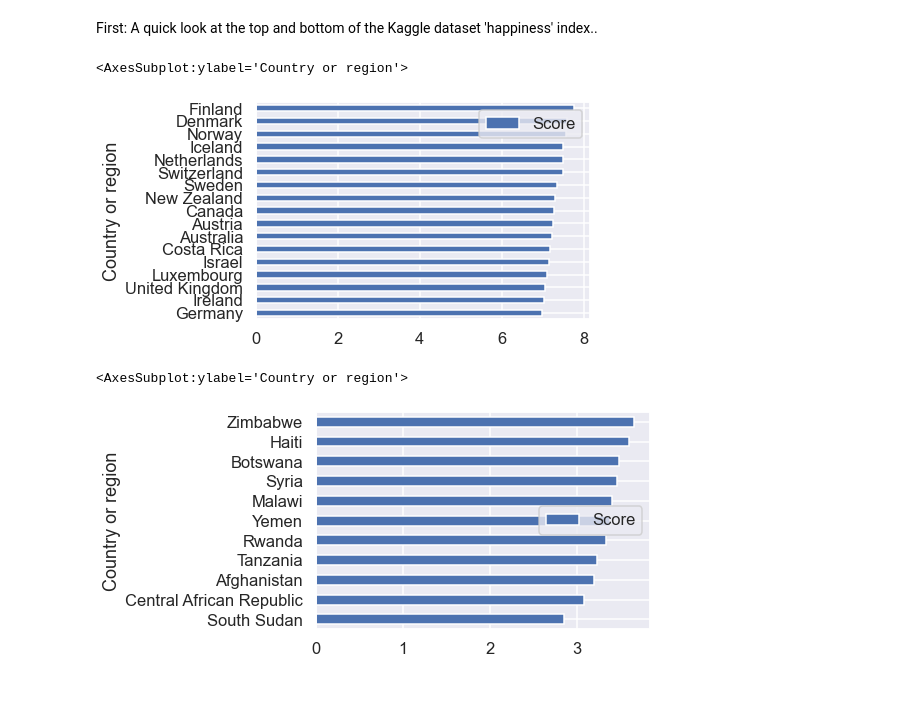
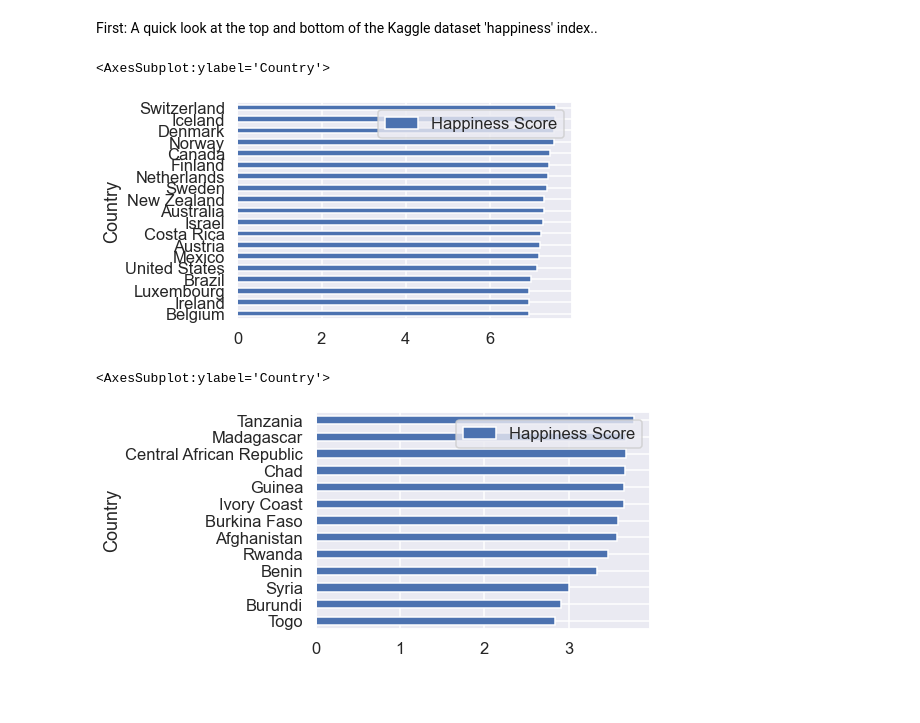
Before and after one commit to JackDaedalus/WWD_CA1, a Jupyter notebook: WWW CA - First Pass.ipynb, the cells around one changed output. Saved outputs shown, nothing was run; the diff lists cells and outputs as text; code cells hidden in the pictures.

```diff
--- a/WWW CA - First Pass.ipynb
+++ b/WWW CA - First Pass.ipynb
@@ -60,6 +60,6 @@ Start with a 2019 Kaggle File that contains a happiness score (range 1 - 10) for
 # %%
 # Read file, located in same directory as the notebook, for World Happiness Index data
-df_WorldHappinessIndex = pd.read_csv('World_Happiness_Index_In_2019.csv')
+df_WorldHappinessIndex = pd.read_csv('World_Happiness_Index_In_2015.csv')
 # %%
 # Display basic file data for the initial Kaggle 'Gloabl Happiness' datatset
 df_WorldHappinessIndex
@@ -169,24 +129,24 @@ Part 2 of this report will delve into all the datasets in more detail but for no
 First: A quick look at the top and bottom of the Kaggle dataset 'happiness' index..
 # %%
 # Vertical Bar Chart of top nations in happiness index
-# The 'Top 17' cut off allows 'Ireland' to be included in graph
-top_17 = df_WorldHappinessIndex[df_WorldHappinessIndex["Overall rank"] < 18]
+# The 'Top 20' cut off allows 'Ireland' to be included in graph
+top_20 = df_WorldHappinessIndex[df_WorldHappinessIndex["Happiness Rank"] < 20]
 
 # Plot horizontal bar chart with Matplotlib
-top_17.sort_values("Score",ascending=True).plot.barh(x="Country or region", y="Score")
+top_20.sort_values("Happiness Score",ascending=True).plot.barh(x="Country", y="Happiness Score")
 # %% [output]
-<AxesSubplot:ylabel='Country or region'>
+<AxesSubplot:ylabel='Country'>
-[figure, old version]
+[figure, new version]
 # %%
 # Vertical Bar Chart of bottom nations in happiness index
 # The bottom 10 are sufficient for this graph
-bottom_10 = df_WorldHappinessIndex[df_WorldHappinessIndex["Overall rank"] > 145]
+bottom_10 = df_WorldHappinessIndex[df_WorldHappinessIndex["Happiness Rank"] > 145]
 
 # Plot horizontal bar chart with Matplotlib
-bottom_10.sort_values("Score",ascending=True).plot.barh(x="Country or region", y="Score")
+bottom_10.sort_values("Happiness Score",ascending=True).plot.barh(x="Country", y="Happiness Score")
 # %% [output]
-<AxesSubplot:ylabel='Country or region'>
+<AxesSubplot:ylabel='Country'>
-[figure, old version]
+[figure, new version]
 # %% [markdown]
 ####
 # %% [markdown]
```
Also changed, not shown: parts of 37 cells of this notebook, 5 other files.
